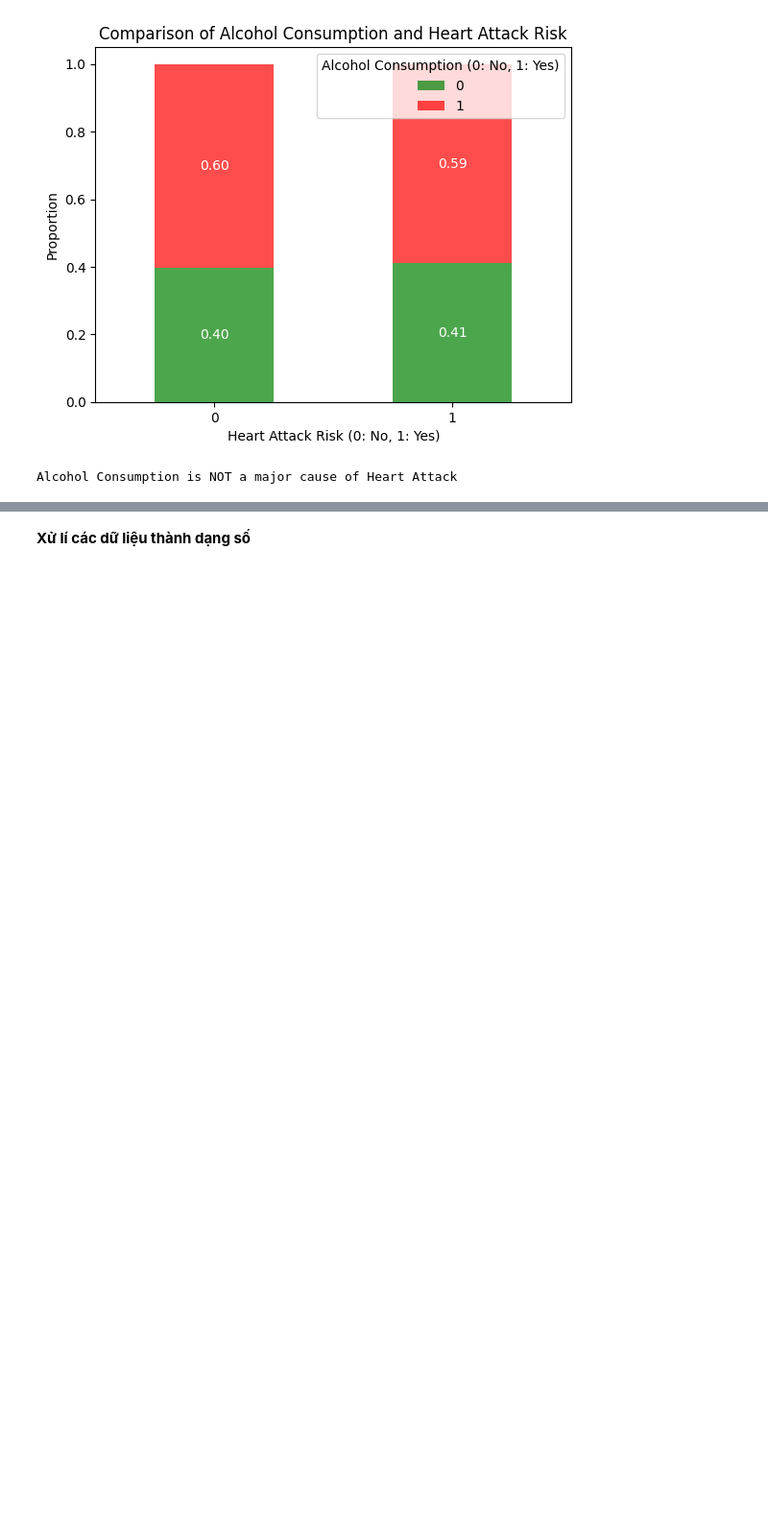
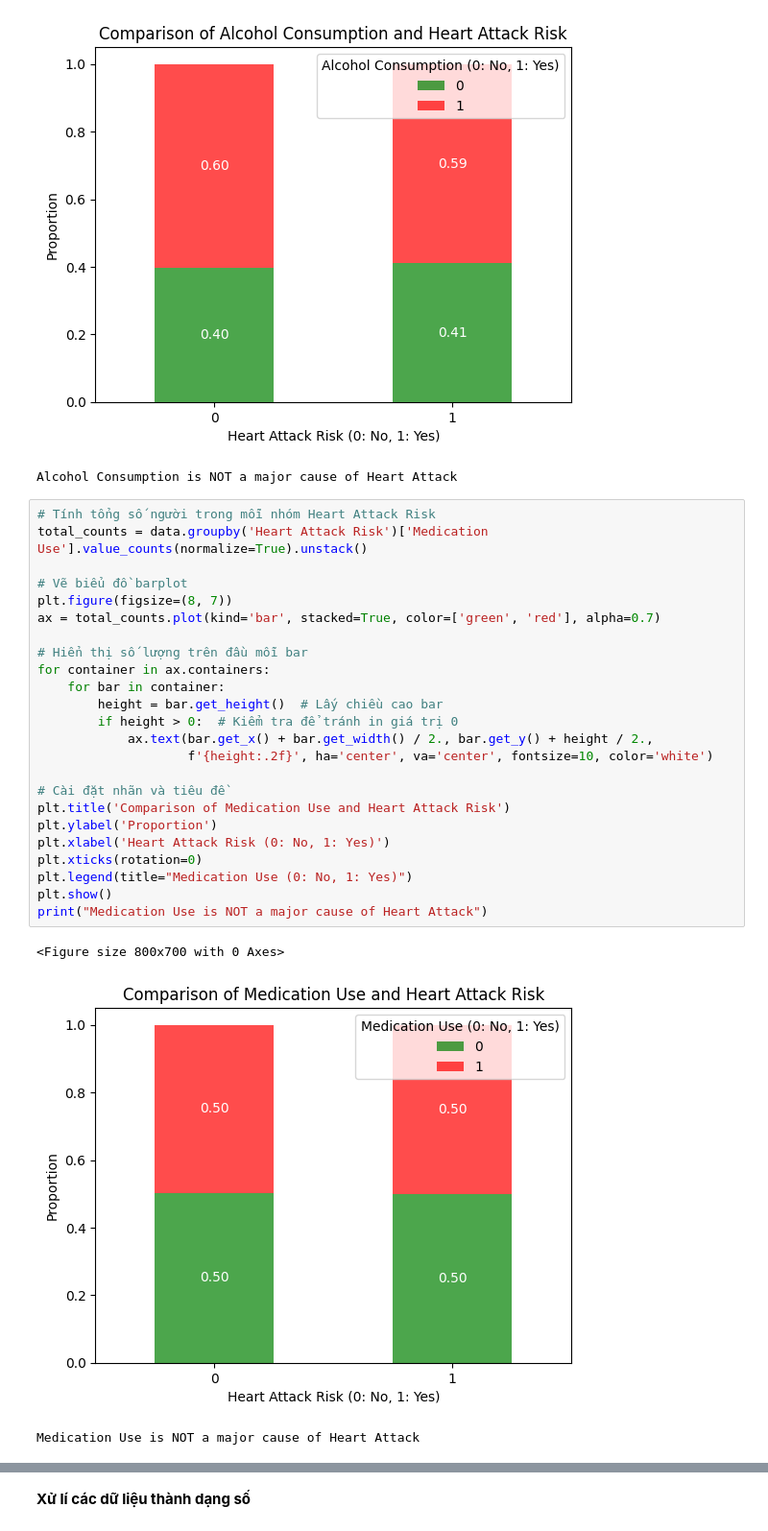
Before and after one commit to thangtrandoan/DataProcessing-Project, a Jupyter notebook: test.ipynb, the cells around one changed output, grey strips where cells are left out. Shown at 96% size. Cells and saved outputs as stored; diff of their text form; blank space fills up the shorter version.

```diff
--- a/test.ipynb
+++ b/test.ipynb
@@ -603,6 +609,34 @@ print("Alcohol Consumption is NOT a major cause of Heart Attack")
 <Figure size 800x700 with 0 Axes>
 [figure]
 Alcohol Consumption is NOT a major cause of Heart Attack
+# %%
+# Tính tổng số người trong mỗi nhóm Heart Attack Risk
+total_counts = data.groupby('Heart Attack Risk')['Medication Use'].value_counts(normalize=True).unstack()
+
+# Vẽ biểu đồ barplot
+plt.figure(figsize=(8, 7))
+ax = total_counts.plot(kind='bar', stacked=True, color=['green', 'red'], alpha=0.7)
+
+# Hiển thị số lượng trên đầu mỗi bar
+for container in ax.containers:
+    for bar in container:
+        height = bar.get_height()  # Lấy chiều cao bar
+        if height > 0:  # Kiểm tra để tránh in giá trị 0
+            ax.text(bar.get_x() + bar.get_width() / 2., bar.get_y() + height / 2.,
+                    f'{height:.2f}', ha='center', va='center', fontsize=10, color='white')
+
+# Cài đặt nhãn và tiêu đề
+plt.title('Comparison of Medication Use and Heart Attack Risk')
+plt.ylabel('Proportion')
+plt.xlabel('Heart Attack Risk (0: No, 1: Yes)')
+plt.xticks(rotation=0)
+plt.legend(title="Medication Use (0: No, 1: Yes)")
+plt.show()
+print("Medication Use is NOT a major cause of Heart Attack")
+# %% [output]
+<Figure size 800x700 with 0 Axes>
+[figure, added]
+Medication Use is NOT a major cause of Heart Attack
 # %% [markdown]
 ![green-divider](https://user-images.githubusercontent.com/7065401/52071924-c003ad80-2562-11e9-8297-1c6595f8a7ff.png)
 
```
Also changed, not shown: parts of 5 cells of this notebook.
